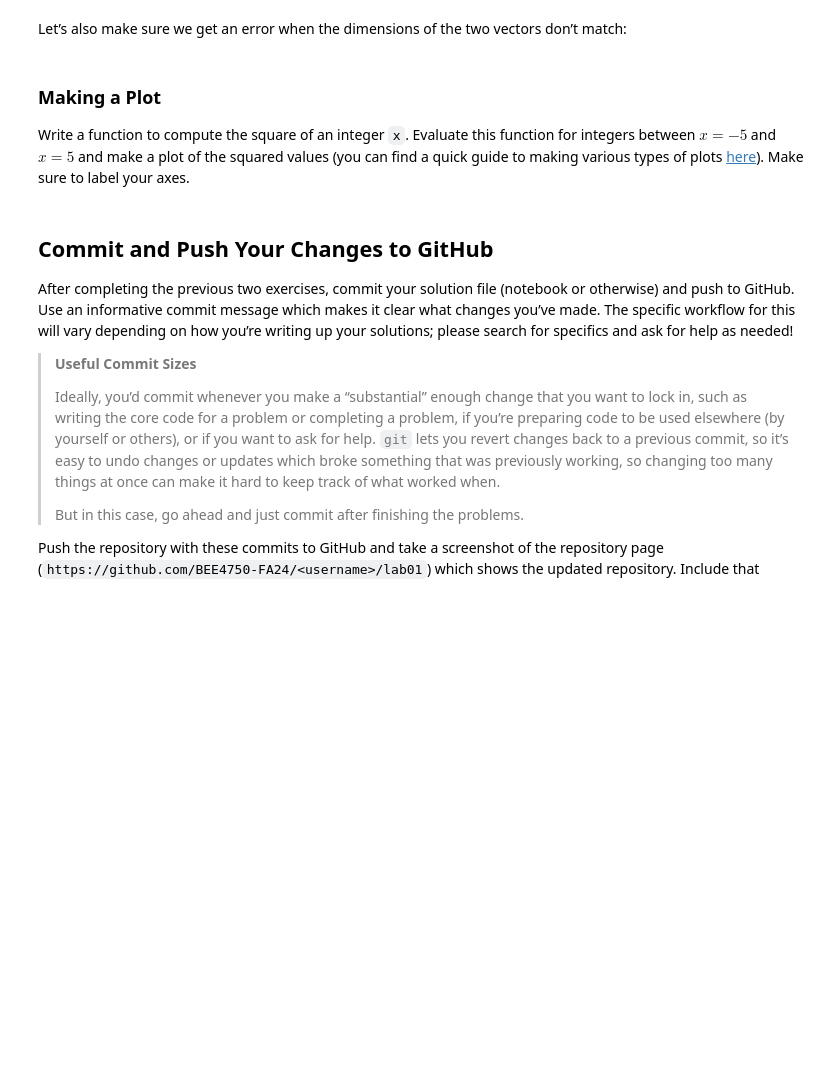
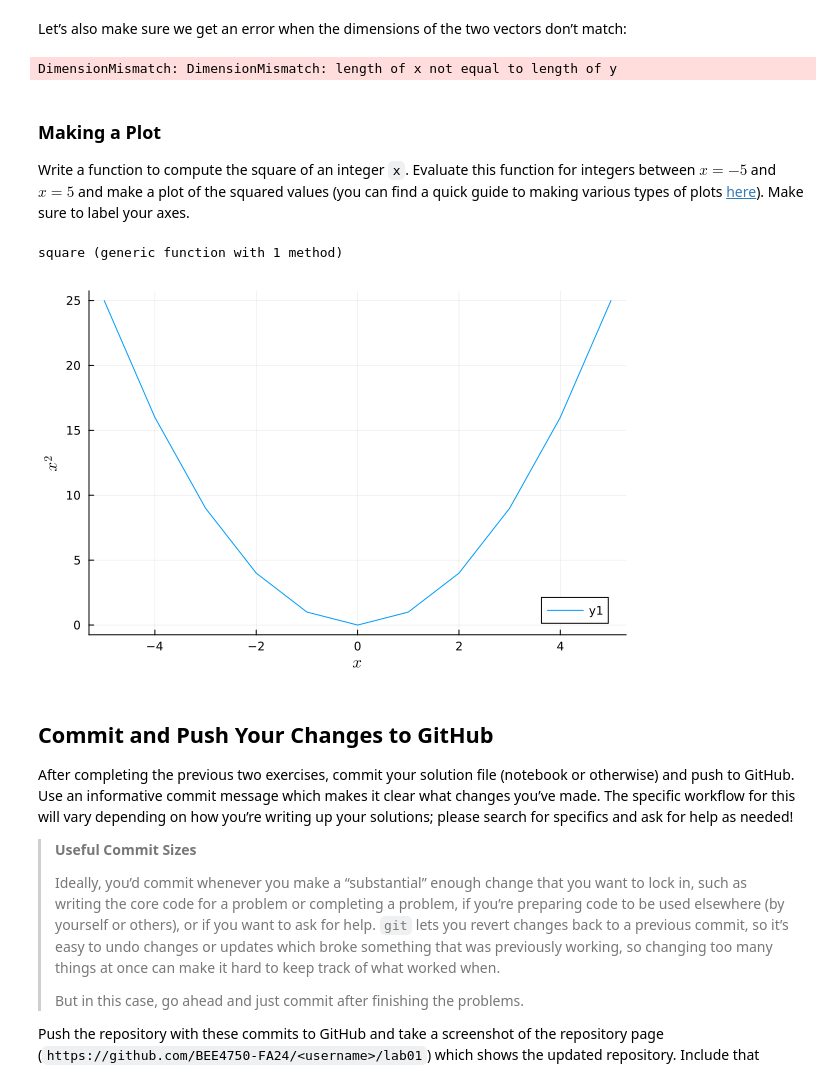
Before and after one commit to BEE4750-FA24/lab-1-rms428, a Jupyter notebook: lab01.ipynb, the cells around one changed output. Saved outputs shown, nothing was run; the diff lists cells and outputs as text; code cells hidden in the pictures; blank space fills up the shorter version.

```diff
--- a/lab01.ipynb
+++ b/lab01.ipynb
@@ -219,14 +219,12 @@ function dot_product(x, y)
     if length(x) == length(y) # insert test condition for equal lengths
         # compute and return dot product
         dot = 0
-        for i in x
-            for j in y
-                dot = i+j
+        for i = 1:length(x)
+            dot = dot + (x[i]*y[i])
+        end
     else
         throw(DimensionMismatch("length of x not equal to length of y"))
     end
+    return dot
 end
-x = [1,2]
-y = [1,2]
-dot_product(x,y)
 # %% [output]
@@ -250,6 +250,8 @@ Let’s also make sure we get an error when the dimensions of the two
 vectors don’t match:
 # %%
 dot_product([1 2 3], [4 5])
+# %% [output]
+DimensionMismatch: DimensionMismatch: length of x not equal to length of y
 # %% [markdown]
 ### Making a Plot
 
@@ -261,6 +263,21 @@ plots
 Make sure to label your axes.
 # %%
 # insert your code here
+function square(x)
+    return x^2
+end
+# %% [output]
+square (generic function with 1 method)
+# %%
+x = collect(-5:5)
+squared = []
+for i in x
+    squared = append!(squared, square(i))
+end
+plot(x, squared, xlabel = "\$x\$", ylabel = "\$x^2\$")
+# plot(squared, label="data", legend=:topleft, xlabel = "index of x value", ylabel = "x2")
+# %% [output]
+[figure, added]
 # %% [markdown]
 ## Commit and Push Your Changes to GitHub
 
```
Also changed, not shown: parts of 2 cells of this notebook.
